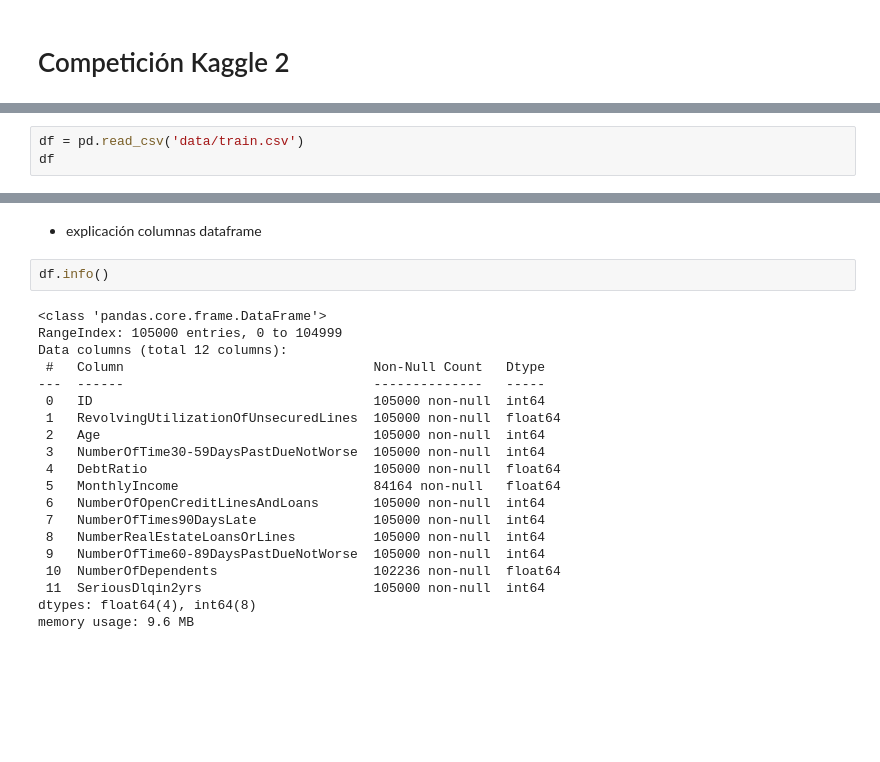
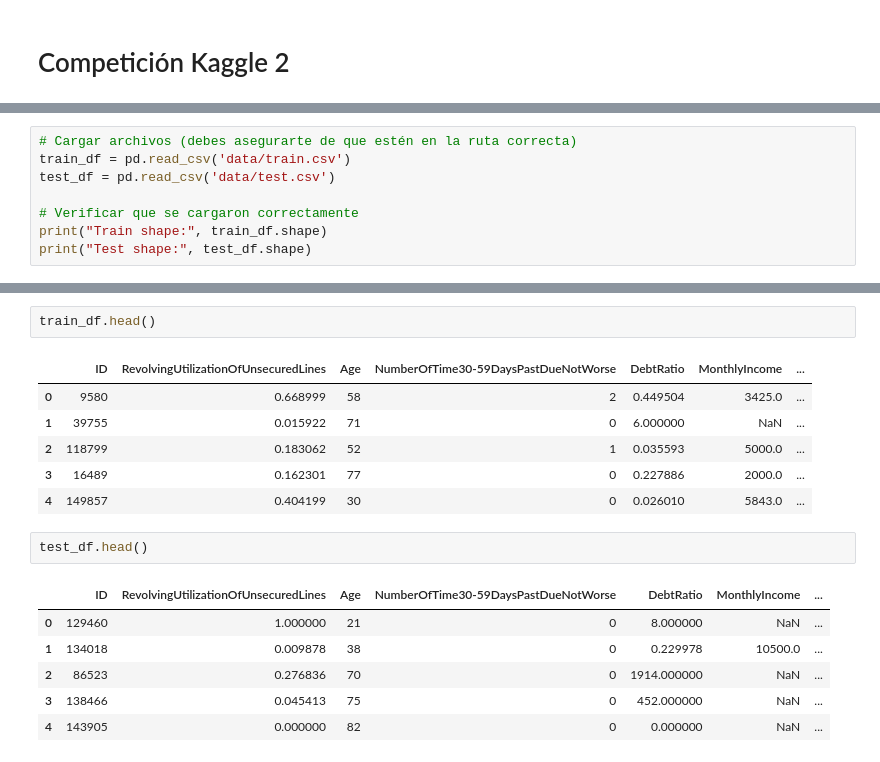
Before and after one commit to NaiSaratxaga/Competicion_Kaggle_2, a Jupyter notebook: competicion_kaggle_2.ipynb, the cells around one changed output, grey strips where cells are left out. Cells and saved outputs as stored; diff of their text form; blank space fills up the shorter version.

```diff
--- a/competicion_kaggle_2.ipynb
+++ b/competicion_kaggle_2.ipynb
@@ -9,4 +13,9 @@ import numpy as np
 # %%
-df = pd.read_csv('data/train.csv')
-df
+# Cargar archivos (debes asegurarte de que estén en la ruta correcta)
+train_df = pd.read_csv('data/train.csv')
+test_df = pd.read_csv('data/test.csv')
+
+# Verificar que se cargaron correctamente
+print("Train shape:", train_df.shape)
+print("Test shape:", test_df.shape)
 # %% [output]
@@ -26,25 +24,19 @@ df
-# %% [markdown]
-- explicación columnas dataframe
-# %%
-df.info()
-# %% [output]
-<class 'pandas.core.frame.DataFrame'>
-RangeIndex: 105000 entries, 0 to 104999
-Data columns (total 12 columns):
- #   Column                                Non-Null Count   Dtype
----  ------                                --------------   -----
- 0   ID                                    105000 non-null  int64
- 1   RevolvingUtilizationOfUnsecuredLines  105000 non-null  float64
- 2   Age                                   105000 non-null  int64
- 3   NumberOfTime30-59DaysPastDueNotWorse  105000 non-null  int64
- 4   DebtRatio                             105000 non-null  float64
- 5   MonthlyIncome                         84164 non-null   float64
- 6   NumberOfOpenCreditLinesAndLoans       105000 non-null  int64
- 7   NumberOfTimes90DaysLate               105000 non-null  int64
- 8   NumberRealEstateLoansOrLines          105000 non-null  int64
- 9   NumberOfTime60-89DaysPastDueNotWorse  105000 non-null  int64
- 10  NumberOfDependents                    102236 non-null  float64
- 11  SeriousDlqin2yrs                      105000 non-null  int64
-dtypes: float64(4), int64(8)
-memory usage: 9.6 MB
+# %%
+train_df.head()
+# %% [output]
+|  | ID | RevolvingUtilizationOfUnsecuredLines | Age | NumberOfTime30-59DaysPastDueNotWorse | DebtRatio | MonthlyIncome | ... |
+| 0 | 9580 | 0.668999 | 58 | 2 | 0.449504 | 3425.0 | ... |
+| 1 | 39755 | 0.015922 | 71 | 0 | 6.000000 | NaN | ... |
+| 2 | 118799 | 0.183062 | 52 | 1 | 0.035593 | 5000.0 | ... |
+| 3 | 16489 | 0.162301 | 77 | 0 | 0.227886 | 2000.0 | ... |
+| 4 | 149857 | 0.404199 | 30 | 0 | 0.026010 | 5843.0 | ... |
+# %%
+test_df.head()
+# %% [output]
+|  | ID | RevolvingUtilizationOfUnsecuredLines | Age | NumberOfTime30-59DaysPastDueNotWorse | DebtRatio | MonthlyIncome | ... |
+| 0 | 129460 | 1.000000 | 21 | 0 | 8.000000 | NaN | ... |
+| 1 | 134018 | 0.009878 | 38 | 0 | 0.229978 | 10500.0 | ... |
+| 2 | 86523 | 0.276836 | 70 | 0 | 1914.000000 | NaN | ... |
+| 3 | 138466 | 0.045413 | 75 | 0 | 452.000000 | NaN | ... |
+| 4 | 143905 | 0.000000 | 82 | 0 | 0.000000 | NaN | ... |
 # %%
```
Also changed, not shown: parts of 29 cells of this notebook, 1 other file.
